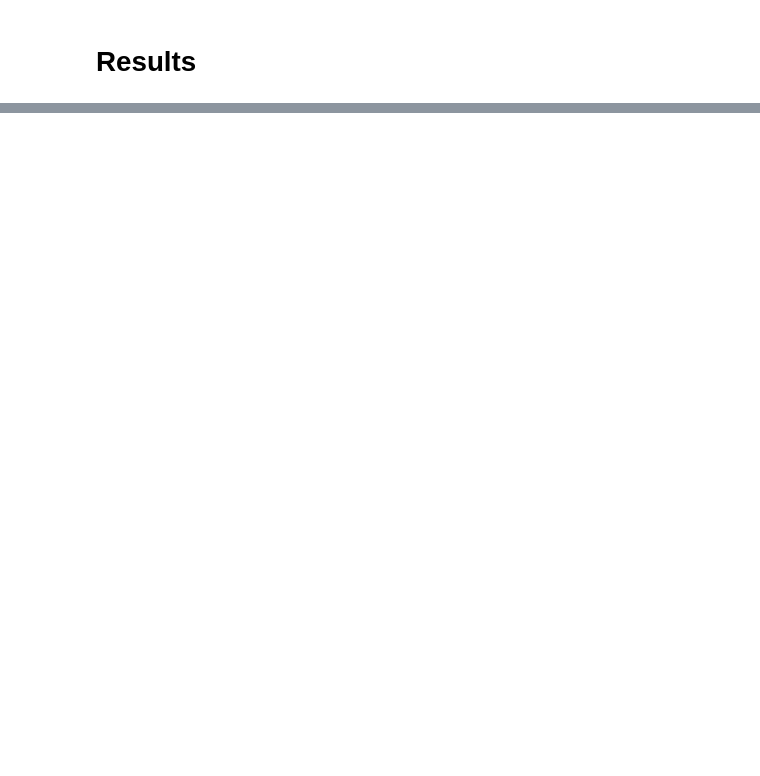
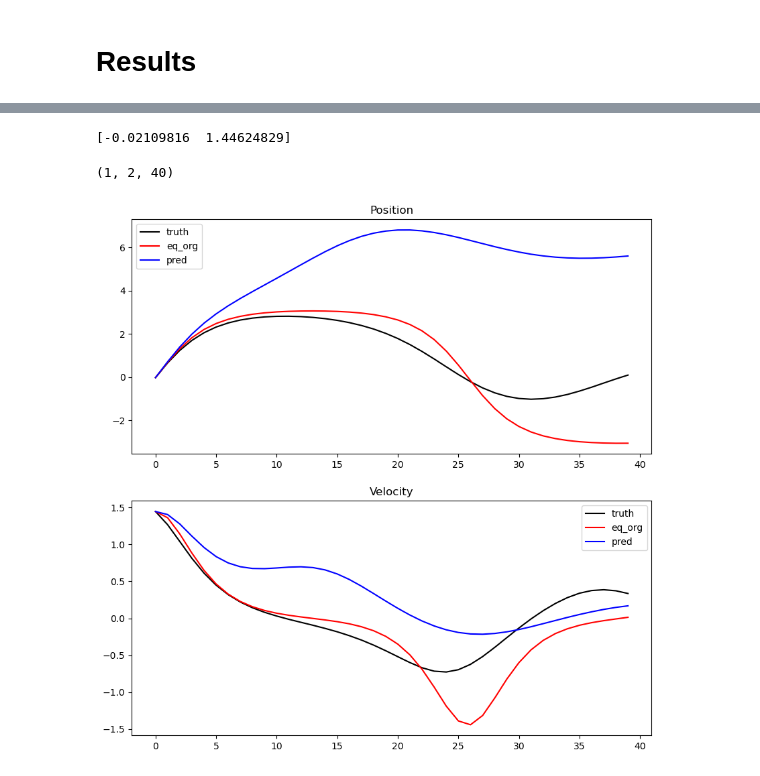
Before and after one commit to mayajanvier/jax-phynity, a Jupyter notebook: visualize_results.ipynb, the cells around one changed output, grey strips where cells are left out. Drawn from its saved outputs; the diff is of its cells as text; code cells hidden in the pictures; blank space fills up the shorter version.

```diff
--- a/visualize_results.ipynb
+++ b/visualize_results.ipynb
@@ -63,0 +74,5 @@ plot_trajectory(22)
+# %%
+import matplotlib.pyplot as plt
+results_pth = "/Users/mayajanvier/jax-phynity/data/sanity_checks/incomplete_aug3/model_1.508e+00..json"
+results = pd.read_json(results_pth).T
+results
@@ -63,0 +97,30 @@ plot_trajectory(22)
+# %%
+model_phy = DampedPendulumParamPDE(is_complete=False, real_params={"omega0_square": 2*jnp.pi/12, "alpha":0.2})
+net_phy = Forecaster(model_phy=model_phy, model_aug=None, is_augmented=False, is_phy="complete", method="RK4")
+# %%
+import jax.numpy as jnp
+def plot_trajectory(index):
+    fig, ax = plt.subplots(2, 1, figsize=(10, 10))
+    y0 = np.array(results["states"][index])[:,0]
+    print(y0)
+    phy_out = net_phy(np.array([results["states"][index]]), jnp.arange(0,20,0.5))
+    print(phy_out.shape)
+
+    ax[0].set_title("Position")
+    ax[0].plot(np.array(results["states"][index][0]), label="truth", color="black")
+    ax[0].plot(np.array(phy_out[0,0,:]), label="eq_org", color="red")
+    ax[0].plot(np.array(results["pred"][index][0]), label="pred", color="blue")
+    ax[0].legend()
+
+    ax[1].set_title("Velocity")
+    ax[1].plot(np.array(results["states"][index][1]), label="truth", color="black")
+    ax[1].plot(np.array(phy_out[0,1,:]), label="eq_org", color="red")
+    ax[1].plot(np.array(results["pred"][index][1]), label="pred", color="blue")
+    ax[1].legend()
+    plt.show()
+# %%
+plot_trajectory(12)
+# %% [output]
+[-0.02109816  1.44624829]
+(1, 2, 40)
+[figure, added]
```
Also changed, not shown: parts of 20 cells of this notebook, 6 other files.
